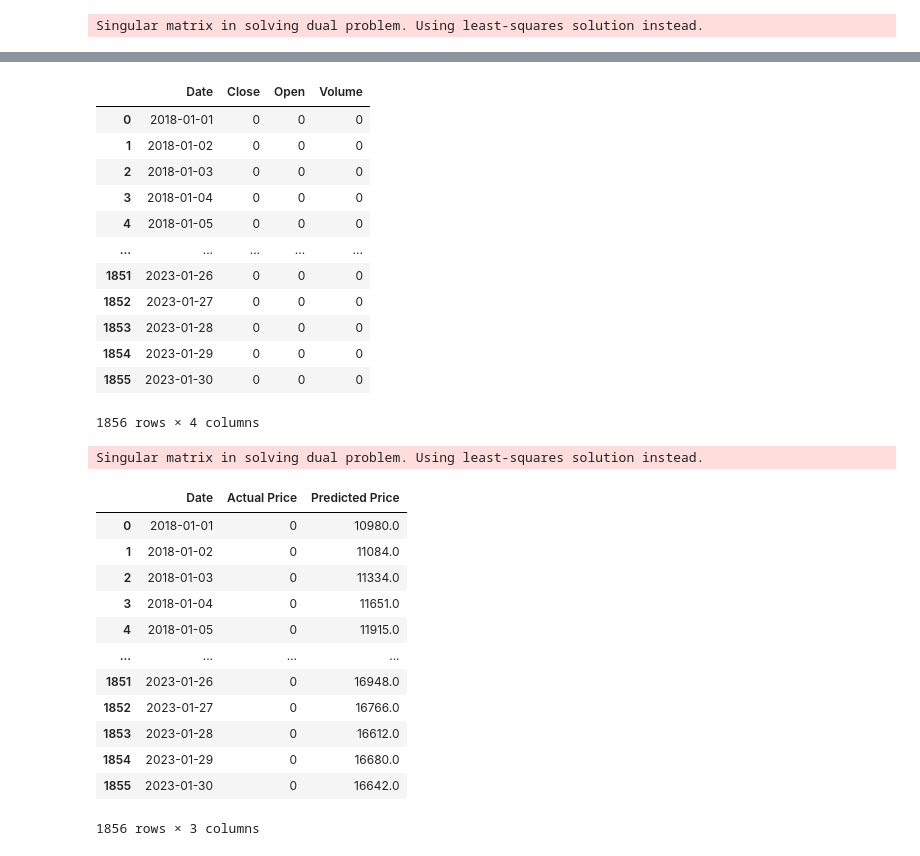
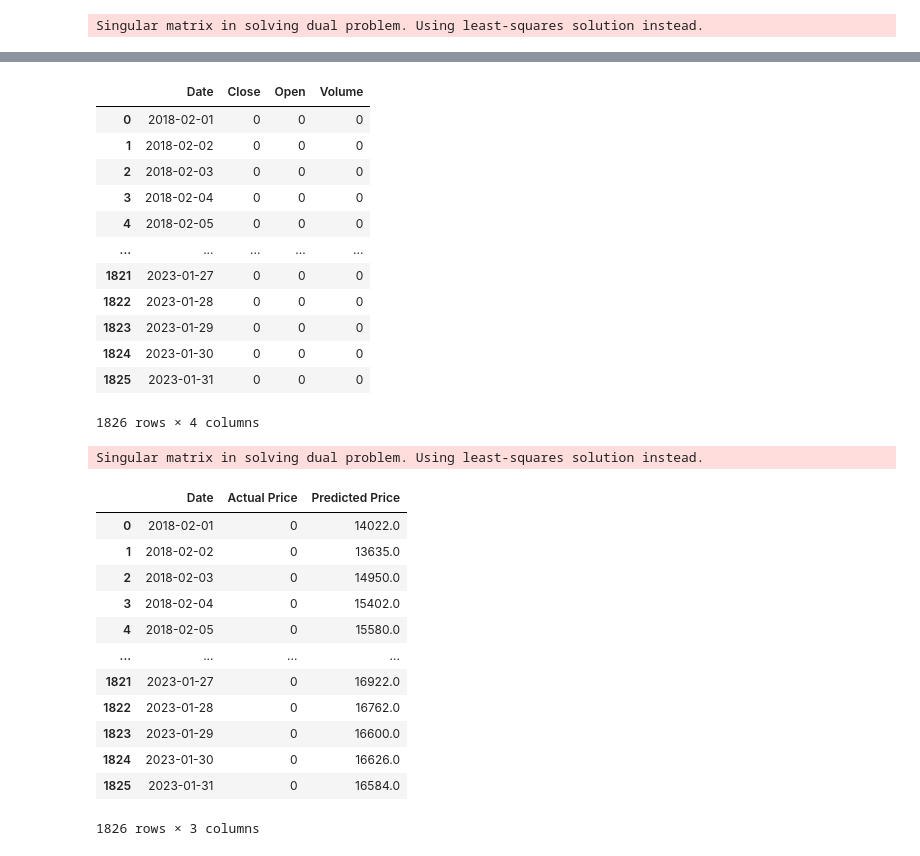
Before and after one commit to Olegreg762/Group_Project_2, a Jupyter notebook: BTC_ETH_predict.ipynb, the cells around one changed output, grey strips where cells are left out. Saved outputs shown, nothing was run; the diff lists cells and outputs as text; code cells hidden in the pictures.

```diff
--- a/BTC_ETH_predict.ipynb
+++ b/BTC_ETH_predict.ipynb
@@ -159,26 +164,27 @@ BTC Kernel Ridge RMSE is 63.06
 # %%
 future_df = pd.DataFrame()
 
 
-future_df['Date'] = pd.date_range('2018-01-01', periods = 1856, freq ='1D')
+future_df['Date'] = pd.date_range('2018-02-01', periods = 1826, freq ='1D')
 future_df[['Close','Open','Volume']]= (0)
 
 future_df
 # %% [output]
 |  | Date | Close | Open | Volume |
-| 0 | 2018-01-01 | 0 | 0 | 0 |
-| 1 | 2018-01-02 | 0 | 0 | 0 |
-| 2 | 2018-01-03 | 0 | 0 | 0 |
-| 3 | 2018-01-04 | 0 | 0 | 0 |
-| 4 | 2018-01-05 | 0 | 0 | 0 |
+| 0 | 2018-02-01 | 0 | 0 | 0 |
+| 1 | 2018-02-02 | 0 | 0 | 0 |
+| 2 | 2018-02-03 | 0 | 0 | 0 |
+| 3 | 2018-02-04 | 0 | 0 | 0 |
+| 4 | 2018-02-05 | 0 | 0 | 0 |
 | ... | ... | ... | ... | ... |
-| 1851 | 2023-01-26 | 0 | 0 | 0 |
-| 1852 | 2023-01-27 | 0 | 0 | 0 |
-| 1853 | 2023-01-28 | 0 | 0 | 0 |
-| 1854 | 2023-01-29 | 0 | 0 | 0 |
-| 1855 | 2023-01-30 | 0 | 0 | 0 |
+| 1821 | 2023-01-27 | 0 | 0 | 0 |
+| 1822 | 2023-01-28 | 0 | 0 | 0 |
+| 1823 | 2023-01-29 | 0 | 0 | 0 |
+| 1824 | 2023-01-30 | 0 | 0 | 0 |
+| 1825 | 2023-01-31 | 0 | 0 | 0 |
-1856 rows × 4 columns
+1826 rows × 4 columns
 # %%
+crypto_btc
 X = crypto_btc.drop(columns=['Date'])
 y = crypto_btc[['Close']]
 X_train, X_test, y_train, y_test = train_test_split(X, y, test_size=.7, random_state=42)
@@ -192,18 +198,18 @@ btc_future
 # %% [output]
 Singular matrix in solving dual problem. Using least-squares solution instead.
 |  | Date | Actual Price | Predicted Price |
-| 0 | 2018-01-01 | 0 | 10980.0 |
-| 1 | 2018-01-02 | 0 | 11084.0 |
-| 2 | 2018-01-03 | 0 | 11334.0 |
-| 3 | 2018-01-04 | 0 | 11651.0 |
-| 4 | 2018-01-05 | 0 | 11915.0 |
+| 0 | 2018-02-01 | 0 | 14022.0 |
+| 1 | 2018-02-02 | 0 | 13635.0 |
+| 2 | 2018-02-03 | 0 | 14950.0 |
+| 3 | 2018-02-04 | 0 | 15402.0 |
+| 4 | 2018-02-05 | 0 | 15580.0 |
 | ... | ... | ... | ... |
-| 1851 | 2023-01-26 | 0 | 16948.0 |
-| 1852 | 2023-01-27 | 0 | 16766.0 |
-| 1853 | 2023-01-28 | 0 | 16612.0 |
-| 1854 | 2023-01-29 | 0 | 16680.0 |
-| 1855 | 2023-01-30 | 0 | 16642.0 |
+| 1821 | 2023-01-27 | 0 | 16922.0 |
+| 1822 | 2023-01-28 | 0 | 16762.0 |
+| 1823 | 2023-01-29 | 0 | 16600.0 |
+| 1824 | 2023-01-30 | 0 | 16626.0 |
+| 1825 | 2023-01-31 | 0 | 16584.0 |
-1856 rows × 3 columns
+1826 rows × 3 columns
 # %%
 btc_mae, btc_r_square, btc_r_square= (),(),()
 
```
Also changed, not shown: parts of 13 cells of this notebook.
